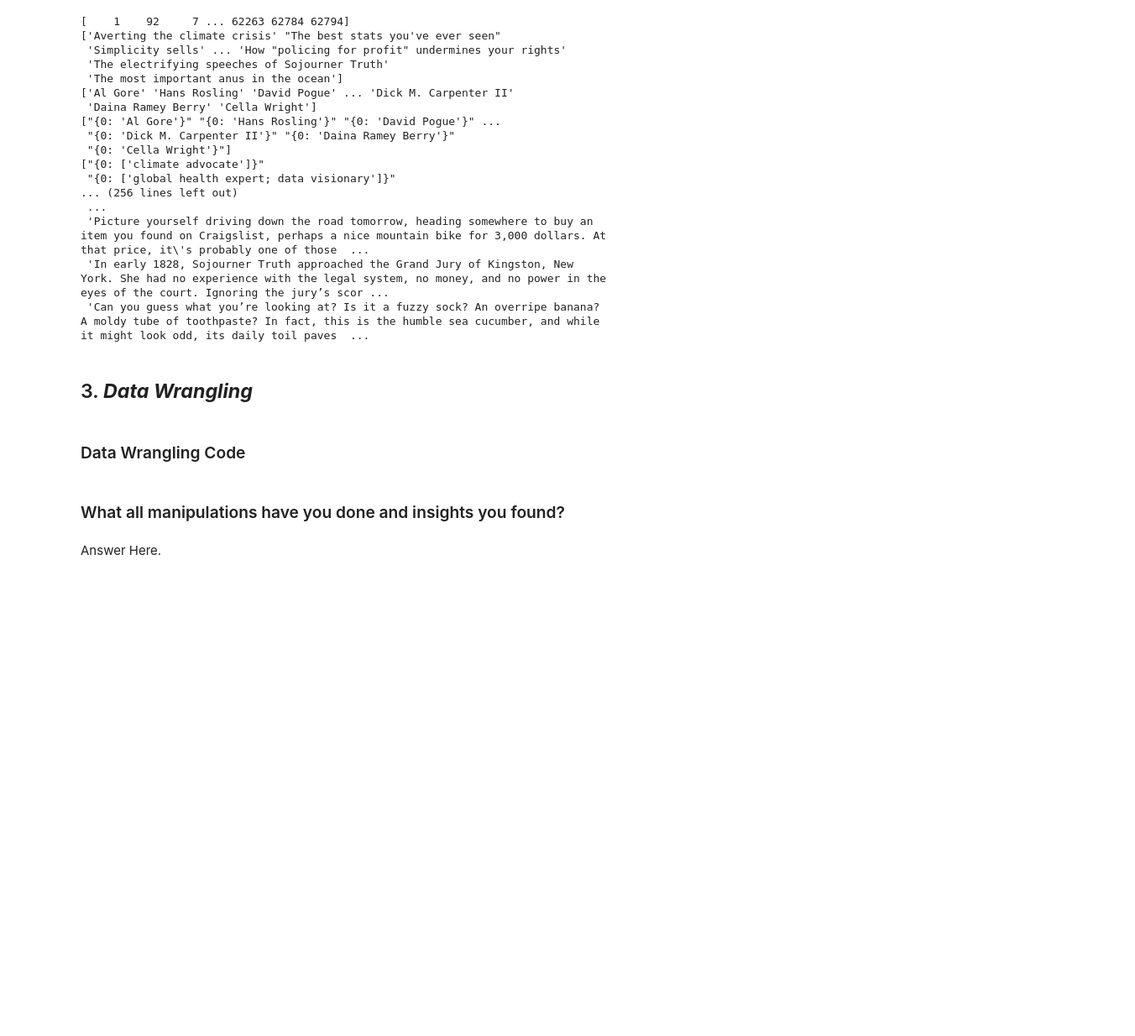
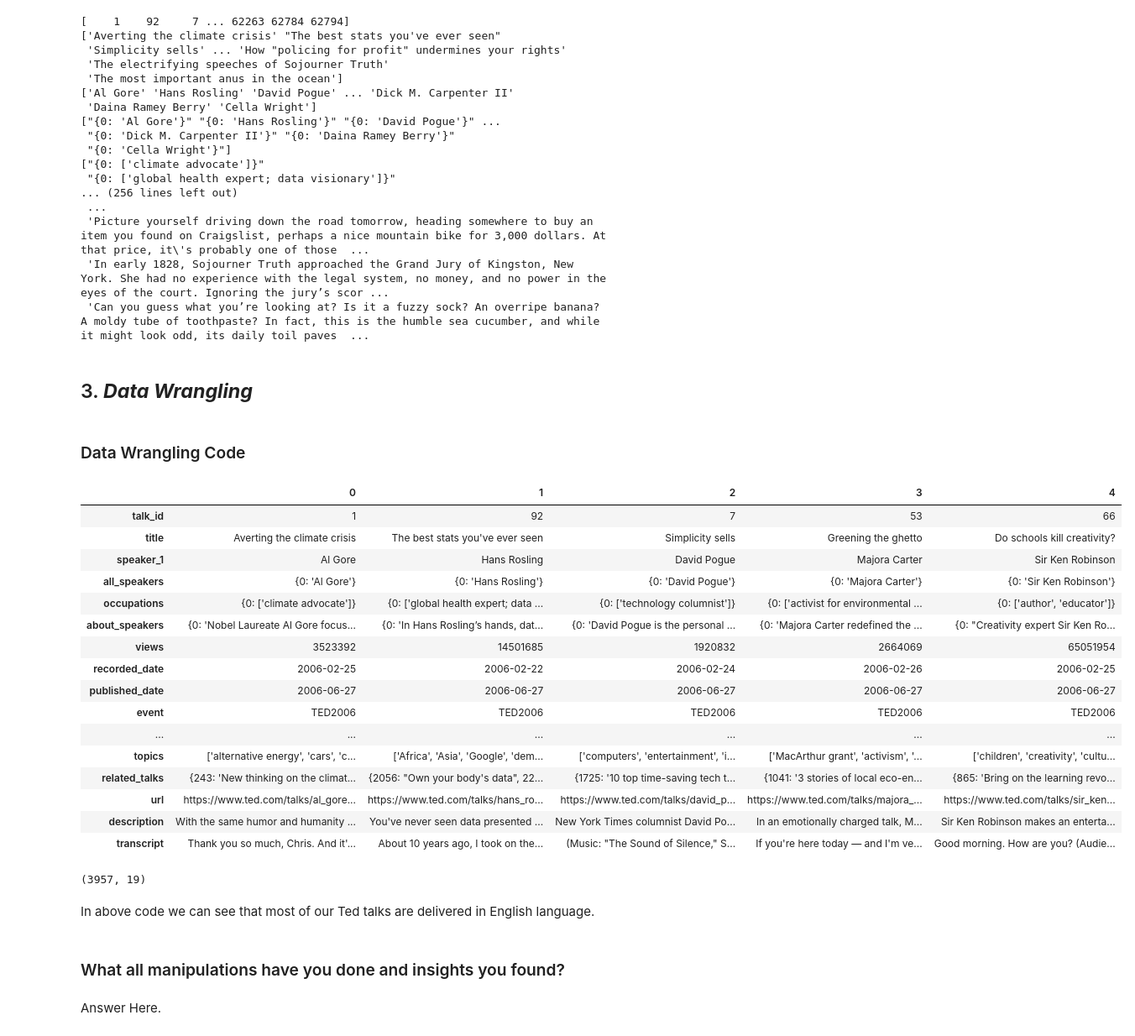
Before and after one commit to abhishekdhasmana17/ted-talk-view-prediction, a Jupyter notebook: Ted_Talk_Views_Prediction.ipynb, the cells around one changed output. Shown at 84% size. Drawn from its saved outputs; the diff is of its cells as text; code cells hidden in the pictures; blank space fills up the shorter version.

```diff
--- a/Ted_Talk_Views_Prediction.ipynb
+++ b/Ted_Talk_Views_Prediction.ipynb
@@ -304,6 +304,33 @@ for name in col_unique:
 ### Data Wrangling Code
 # %%
 # Write your code to make your dataset analysis ready.
+df.head().T
+# %% [output]
+|  | 0 | 1 | 2 | 3 | 4 |
+| talk_id | 1 | 92 | 7 | 53 | 66 |
+| title | Averting the climate crisis | The best stats you've ever seen | Simplicity sells | Greening the ghetto | Do schools kill creativity? |
+| speaker_1 | Al Gore | Hans Rosling | David Pogue | Majora Carter | Sir Ken Robinson |
+| all_speakers | {0: 'Al Gore'} | {0: 'Hans Rosling'} | {0: 'David Pogue'} | {0: 'Majora Carter'} | {0: 'Sir Ken Robinson'} |
+| occupations | {0: ['climate advocate']} | {0: ['global health expert; data ... | {0: ['technology columnist']} | {0: ['activist for environmental ... | {0: ['author', 'educator']} |
+| about_speakers | {0: 'Nobel Laureate Al Gore focus... | {0: 'In Hans Rosling’s hands, dat... | {0: 'David Pogue is the personal ... | {0: 'Majora Carter redefined the ... | {0: "Creativity expert Sir Ken Ro... |
+| views | 3523392 | 14501685 | 1920832 | 2664069 | 65051954 |
+| recorded_date | 2006-02-25 | 2006-02-22 | 2006-02-24 | 2006-02-26 | 2006-02-25 |
+| published_date | 2006-06-27 | 2006-06-27 | 2006-06-27 | 2006-06-27 | 2006-06-27 |
+| event | TED2006 | TED2006 | TED2006 | TED2006 | TED2006 |
+| ... | ... | ... | ... | ... | ... |
+| topics | ['alternative energy', 'cars', 'c... | ['Africa', 'Asia', 'Google', 'dem... | ['computers', 'entertainment', 'i... | ['MacArthur grant', 'activism', '... | ['children', 'creativity', 'cultu... |
+| related_talks | {243: 'New thinking on the climat... | {2056: "Own your body's data", 22... | {1725: '10 top time-saving tech t... | {1041: '3 stories of local eco-en... | {865: 'Bring on the learning revo... |
+| url | https://www.ted.com/talks/al_gore... | https://www.ted.com/talks/hans_ro... | https://www.ted.com/talks/david_p... | https://www.ted.com/talks/majora_... | https://www.ted.com/talks/sir_ken... |
+| description | With the same humor and humanity ... | You've never seen data presented ... | New York Times columnist David Po... | In an emotionally charged talk, M... | Sir Ken Robinson makes an enterta... |
+| transcript | Thank you so much, Chris. And it'... | About 10 years ago, I took on the... | (Music: "The Sound of Silence," S... | If you're here today — and I'm ve... | Good morning. How are you? (Audie... |
+# %%
+#creating dataframe containing english as native language
+en_native_lang = df[df['native_lang'] == 'en']
+en_native_lang.shape
+# %% [output]
+(3957, 19)
+# %% [markdown]
+In above code we can see that most of our Ted talks are delivered in English language.
 # %% [markdown]
 ### What all manipulations have you done and insights you found?
 # %% [markdown]
```
